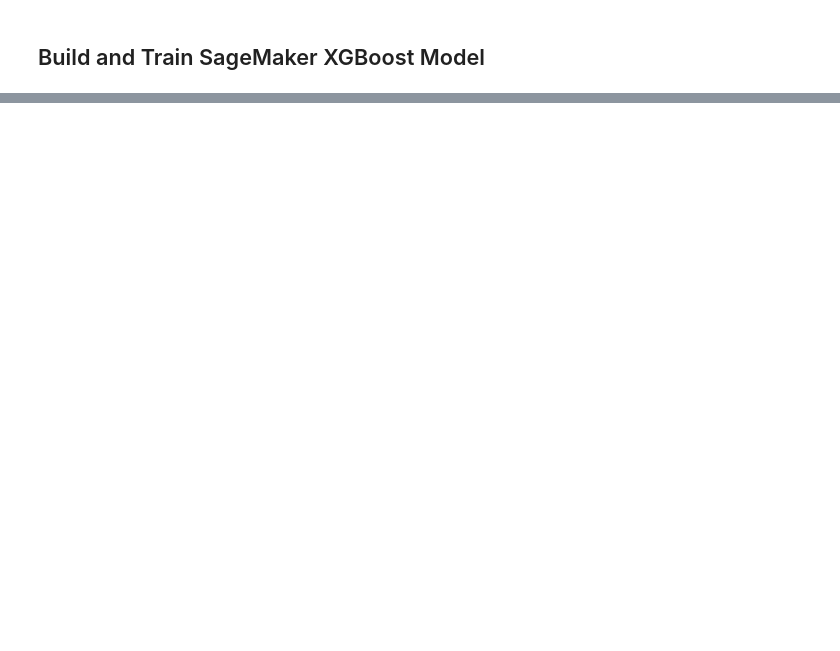
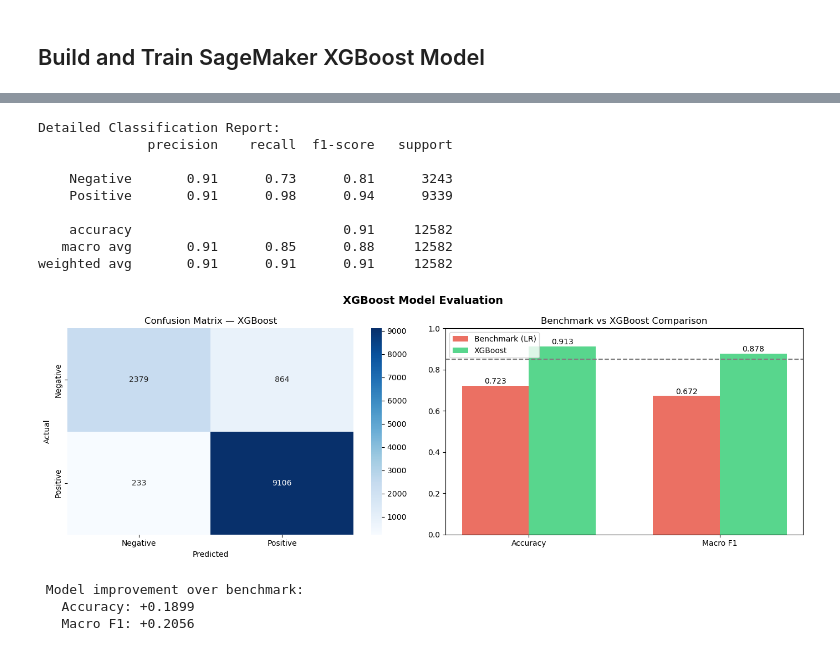
Before and after one commit to jagadeesh-usd/aai540-sentiment-genai-mlops, a Jupyter notebook: 04_model.ipynb, the cells around one changed output, grey strips where cells are left out. Cells and saved outputs as stored; diff of their text form; code cells hidden in the pictures; blank space fills up the shorter version.

Commit message:
Week 4: XGBoost F1=0.8779 AUC=0.9694 | Batch Transform F1=0.8477 | Model registered in SageMaker Model Registry

```diff
--- a/04_model.ipynb
+++ b/04_model.ipynb
@@ -480,0 +459,62 @@ Val shape:   (31492, 390)
+# %%
+# Classification report
+print("\nDetailed Classification Report:")
+print(classification_report(y_test, y_pred,
+      target_names=['Negative', 'Positive']))
+
+# Confusion Matrix
+fig, axes = plt.subplots(1, 2, figsize=(14, 5))
+fig.suptitle('XGBoost Model Evaluation', fontsize=14, fontweight='bold')
+
+cm = confusion_matrix(y_test, y_pred)
+sns.heatmap(cm, annot=True, fmt='d', cmap='Blues',
+            xticklabels=['Negative','Positive'],
+            yticklabels=['Negative','Positive'], ax=axes[0])
+axes[0].set_title('Confusion Matrix — XGBoost')
+axes[0].set_ylabel('Actual')
+axes[0].set_xlabel('Predicted')
+
+# Benchmark vs XGBoost comparison bar chart
+metrics = ['Accuracy', 'Macro F1']
+benchmark_scores = [0.7229, 0.6723]
+xgb_scores = [acc, f1]
+x = np.arange(len(metrics))
+width = 0.35
+axes[1].bar(x - width/2, benchmark_scores, width,
+            label='Benchmark (LR)', color='#E74C3C', alpha=0.8)
+axes[1].bar(x + width/2, xgb_scores, width,
+            label='XGBoost', color='#2ECC71', alpha=0.8)
+axes[1].set_title('Benchmark vs XGBoost Comparison')
+axes[1].set_xticks(x)
+axes[1].set_xticklabels(metrics)
+axes[1].set_ylim(0, 1.0)
+axes[1].legend()
+axes[1].axhline(0.85, color='gray', linestyle='--',
+                label='Target F1=0.85')
+for bar in axes[1].patches:
+    axes[1].text(bar.get_x() + bar.get_width()/2,
+                bar.get_height() + 0.01,
+                f'{bar.get_height():.3f}',
+                ha='center', fontsize=10)
+
+plt.tight_layout()
+plt.savefig('xgboost_evaluation.png', bbox_inches='tight')
+plt.show()
+
+print(f"\n Model improvement over benchmark:")
+print(f"   Accuracy: +{(acc - 0.7229):.4f}")
+print(f"   Macro F1: +{(f1 - 0.6723):.4f}")
+# %% [output]
+Detailed Classification Report:
+              precision    recall  f1-score   support
+
+    Negative       0.91      0.73      0.81      3243
+    Positive       0.91      0.98      0.94      9339
+
+    accuracy                           0.91     12582
+   macro avg       0.91      0.85      0.88     12582
+weighted avg       0.91      0.91      0.91     12582
+[figure, added]
+ Model improvement over benchmark:
+   Accuracy: +0.1899
+   Macro F1: +0.2056
```
Also changed, not shown: parts of 31 cells of this notebook, 5 other files.
